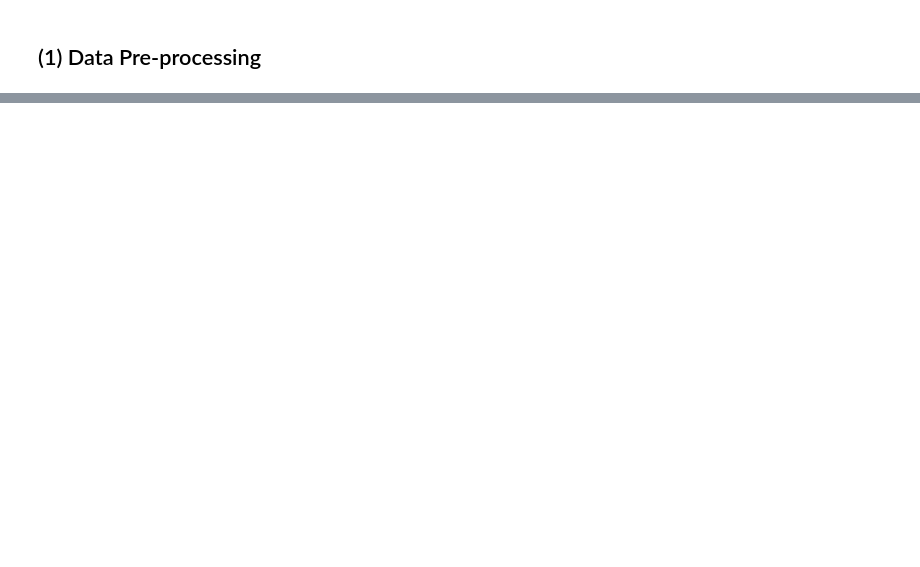
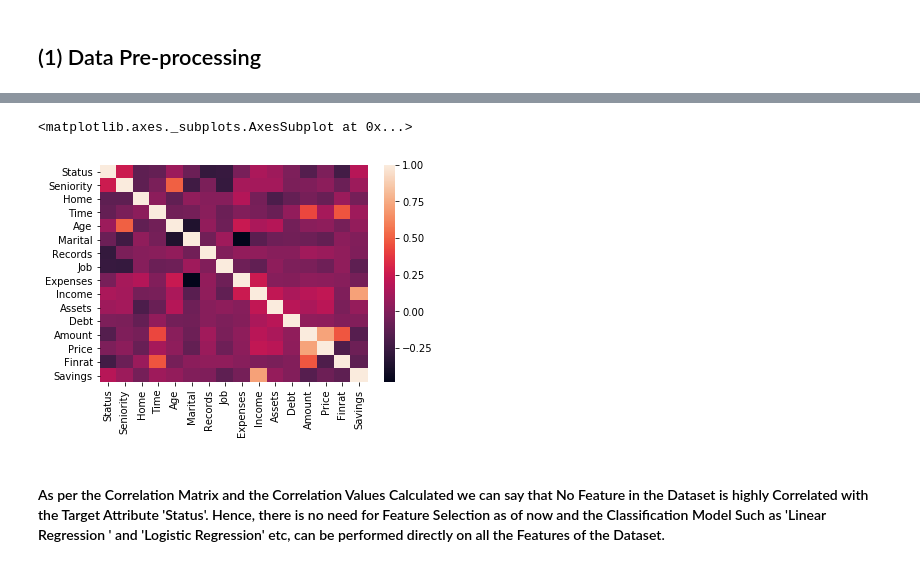
Before and after one commit to Purusharth07/Credit_Score_Analysis, a Jupyter notebook: Credit_Score.ipynb, the cells around one changed output, grey strips where cells are left out. Saved outputs shown, nothing was run; the diff lists cells and outputs as text; code cells hidden in the pictures; blank space fills up the shorter version.

```diff
--- a/Credit_Score.ipynb
+++ b/Credit_Score.ipynb
@@ -38,0 +141,10 @@ data.describe()
+# %%
+# Correlation between all the Features
+# Correlation Plot
+corr = data.corr()
+sns.heatmap(corr)
+# %% [output]
+<matplotlib.axes._subplots.AxesSubplot at 0x...>
+[figure, added]
+# %% [markdown]
+#### As per the Correlation Matrix and the Correlation Values Calculated we can say that No Feature in the Dataset is highly Correlated with the Target Attribute 'Status'. Hence, there is no need for Feature Selection as of now and the Classification Model Such as 'Linear Regression ' and 'Logistic Regression' etc, can be performed directly on all the Features of the Dataset.
```
Also changed, not shown: parts of 31 cells of this notebook.
